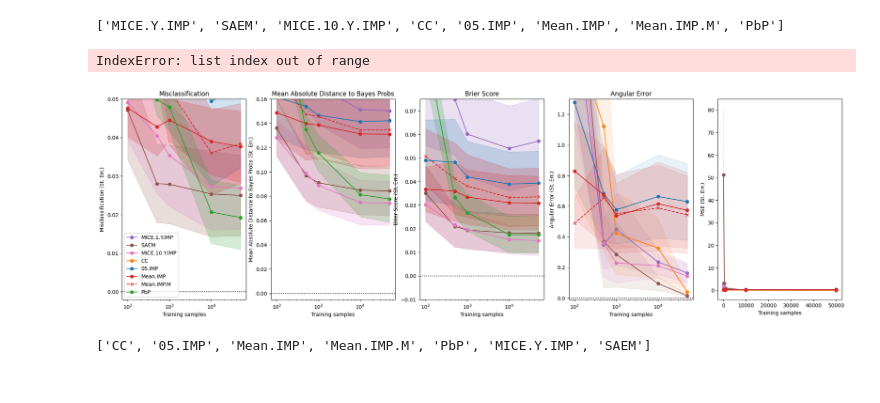
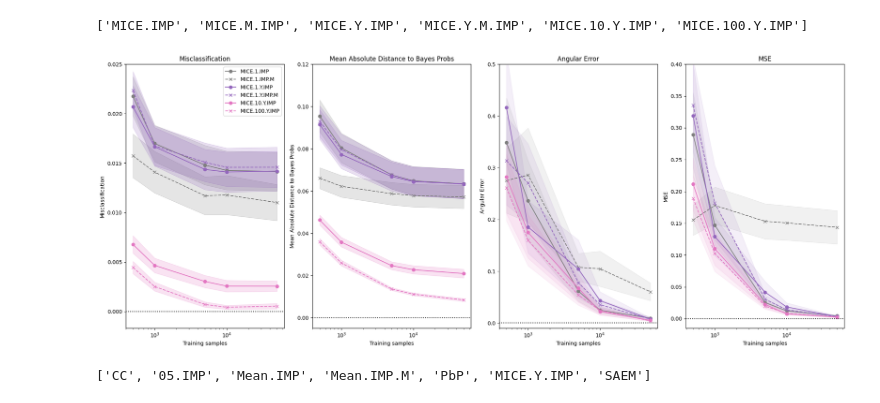
Before and after one commit to ChristopheMuller/logistic_with_NAs, a Jupyter notebook: 12_plot_all_merged.ipynb, the cells around one changed output. Drawn from its saved outputs; the diff is of its cells as text; code cells hidden in the pictures.

```diff
--- a/12_plot_all_merged.ipynb
+++ b/12_plot_all_merged.ipynb
@@ -7,7 +7,7 @@ from tqdm.auto import tqdm
 from utils import *
 from setups import uncertainties, methods_config, metrics_config, variable_config, methods_no_pred_estimate, uncertainties_config, metrics_set_up, methods_no_beta_estimate
 
-exp = "ExpD"
+exp = "ExpA"
 
 simulation_set_up = pd.read_csv(os.path.join("data", exp, "simulation_set_up.csv"))
 
@@ -113,6 +113,12 @@ def plot_multiple_metrics(
         **kwargs
 ):
 
+    if uncertainty is None:
+        uncertainty = "se"
+        flag_print_uncertainty = False
+    else:
+        flag_print_uncertainty = True
+
     df = filter_data(data, **kwargs)
     methods = df["method"].unique()
     if select_methods is not None:
@@ -134,7 +140,7 @@ def plot_multiple_metrics(
         if metric in ["missclassification_error", "mae_score_bayes", "brier_score", "mae_score"]:
             plot_one_subplot_pred(ax, df, metric, uncertainty, pattern, pattern_probs, diff_bayes)
         else:
-            df_metric = df[[metric, "corr", "method", "n_train"]]
+            df_metric = df[[metric, "method", "n_train"]]
             df_metric.loc[:,metric] = df_metric[metric].astype(float)
             df_metric = df_metric.groupby(["method", "n_train"]).agg(
                 {metric: ["mean", uncertainties[uncertainty]]}
@@ -156,7 +162,11 @@ def plot_multiple_metrics(
                 ax.fill_between(x, y - yerr, y + yerr, color=methods_config[method]["color"], alpha=0.1)
 
         ax.set_xlabel("Training samples")
-        ax.set_ylabel(f"{metrics_config[metric]['label']} ({uncertainties_config[uncertainty]['label']})")
+        if flag_print_uncertainty:
+            ax.set_ylabel(f"{metrics_config[metric]['label']} ({uncertainties_config[uncertainty]['label']})")
+        else:
+            ax.set_ylabel(metrics_config[metric]["label"])
+
         ax.set_ylim(min_y[i], max_y[i])
         ax.axhline(0, color="black", linestyle=":")
 
@@ -178,45 +188,45 @@ def plot_multiple_metrics(
 
 
 
 # remove_methods=["MICE.IMP", "MICE.M.IMP",  "MICE.M.IMP", "05.IMP.M", "MICE.Y.M.IMP", "PY.SAEM"]
 remove_methods = None
 # select_methods = None
-select_methods= ["05.IMP", "Mean.IMP", "Mean.IMP.M", "PbP", "CC", "MICE.Y.IMP", "MICE.10.Y.IMP", "MICE.100.Y.IMP", "SAEM"]
+# select_methods= ["05.IMP", "Mean.IMP", "Mean.IMP.M", "PbP", "CC", "MICE.Y.IMP", "MICE.10.Y.IMP", "MICE.100.Y.IMP", "SAEM"]
+select_methods= ["MICE.IMP", "MICE.M.IMP", "MICE.Y.IMP", "MICE.Y.M.IMP", "MICE.10.Y.IMP", "MICE.100.Y.IMP"]
 
 
 plot_multiple_metrics(
 
     simulation_set_up,
     metrics=["missclassification_error", "mae_score_bayes", "angular_error", "mse_error"],
-    uncertainty="se",
-    pattern=[1,0,0,0],
+    # metrics = ["missclassification_error", "angular_error"],
+    uncertainty=None,
+    pattern=None,
     pattern_probs=None,
     diff_bayes=True,
 
     log_x=True,
     log_y=False,
-    min_y=[-0.002, -0.005,  -0.01, -0.01],
-    max_y=[0.05, 0.16, 1.3, 1.1],
+    min_y=[-0.0017, -0.005,  -0.01, -0.015],
+    max_y=[0.025, 0.12, 0.5, 0.4],
     # min_y = [-0.002, -0.01],
-    # max_y = [0.035, 0.85],
+    # max_y = [0.020, 0.50],
 
 
     select_methods=select_methods,
     remove_methods=remove_methods,
 
-    # save="data/ExpA/figures/angular_vs_misclassification_no_missing.pdf",
+    save="data/ExpA/figures/all_scores_MICE.pdf",
 
-    size_height=7,
+    size_height=8,
     size_width=5,
 
     #
 
-
 )
 # %% [output]
-['MICE.Y.IMP', 'SAEM', 'MICE.10.Y.IMP', 'CC', '05.IMP', 'Mean.IMP', 'Mean.IMP.M', 'PbP']
+['MICE.IMP', 'MICE.M.IMP', 'MICE.Y.IMP', 'MICE.Y.M.IMP', 'MICE.10.Y.IMP', 'MICE.100.Y.IMP']
-IndexError: list index out of range
-[figure, old version]
+[figure, new version]
 # %%
 def plot_multiple_metrics(
         data,
```
Also changed, not shown: parts of 1 cell of this notebook, 13 other files.
